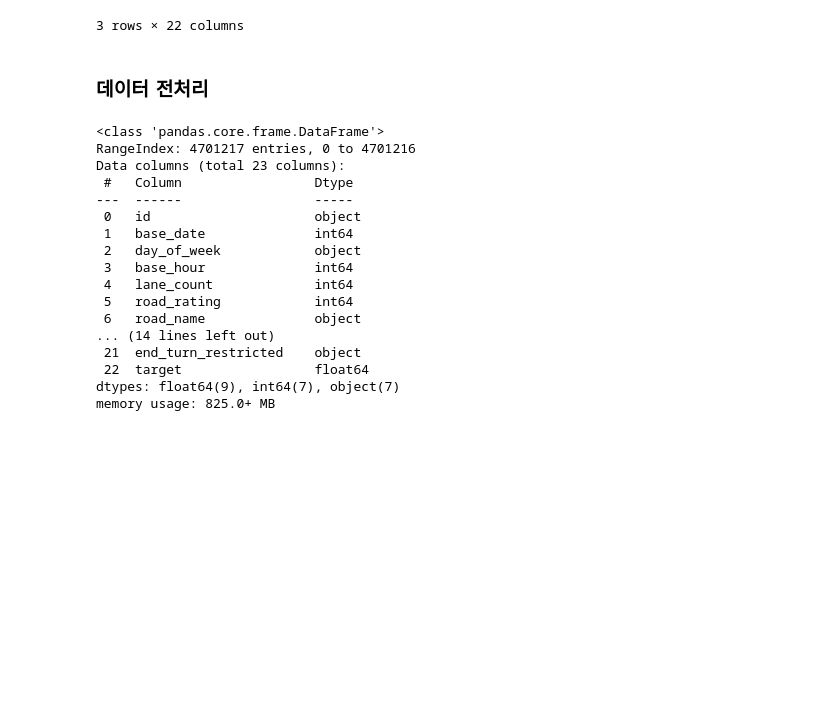
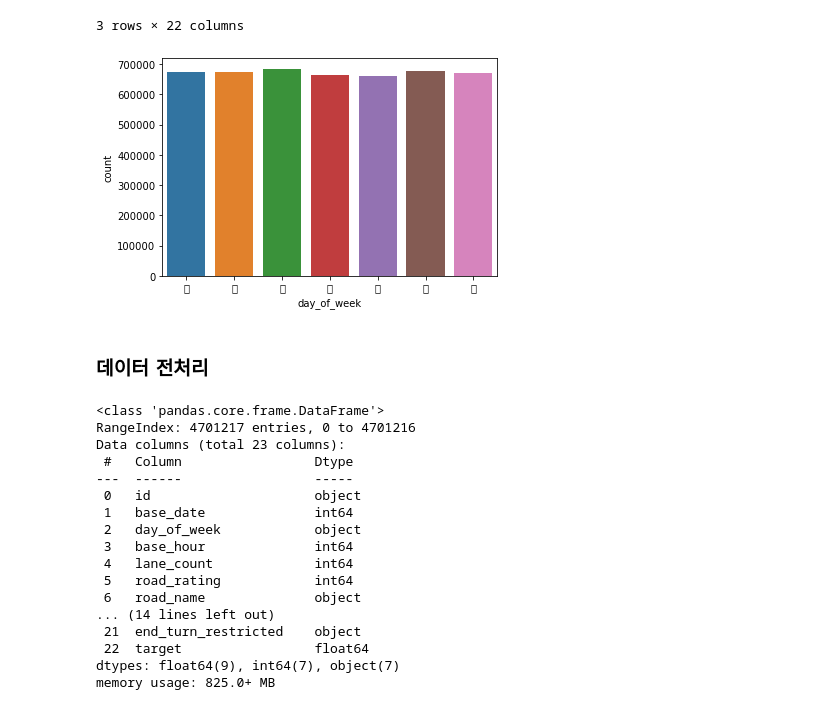
Before and after one commit to haebzzzang/22-02, a Jupyter notebook: 인공지능/jeju_baseline.ipynb, the cells around one changed output. Drawn from its saved outputs; the diff is of its cells as text; code cells hidden in the pictures; blank space fills up the shorter version.

```diff
--- a/인공지능/jeju_baseline.ipynb
+++ b/인공지능/jeju_baseline.ipynb
@@ -45,6 +49,14 @@ test.head(3)
 | 1 | TEST_000001 | 20220809 | 화 | 12 | 2 | 103 | 일반국도12호선 | 0 | ... |
 | 2 | TEST_000002 | 20220805 | 금 | 2 | 1 | 103 | 일반국도16호선 | 0 | ... |
 3 rows × 22 columns
+# %%
+import seaborn as sns
+import matplotlib.pyplot as plt
+
+sns.countplot(train['day_of_week'])
+plt.show()
+# %% [output]
+[figure, added]
 # %% [markdown]
 ### 데이터 전처리
 # %%
```
Also changed, not shown: parts of 1 cell of this notebook, 16 other files.
